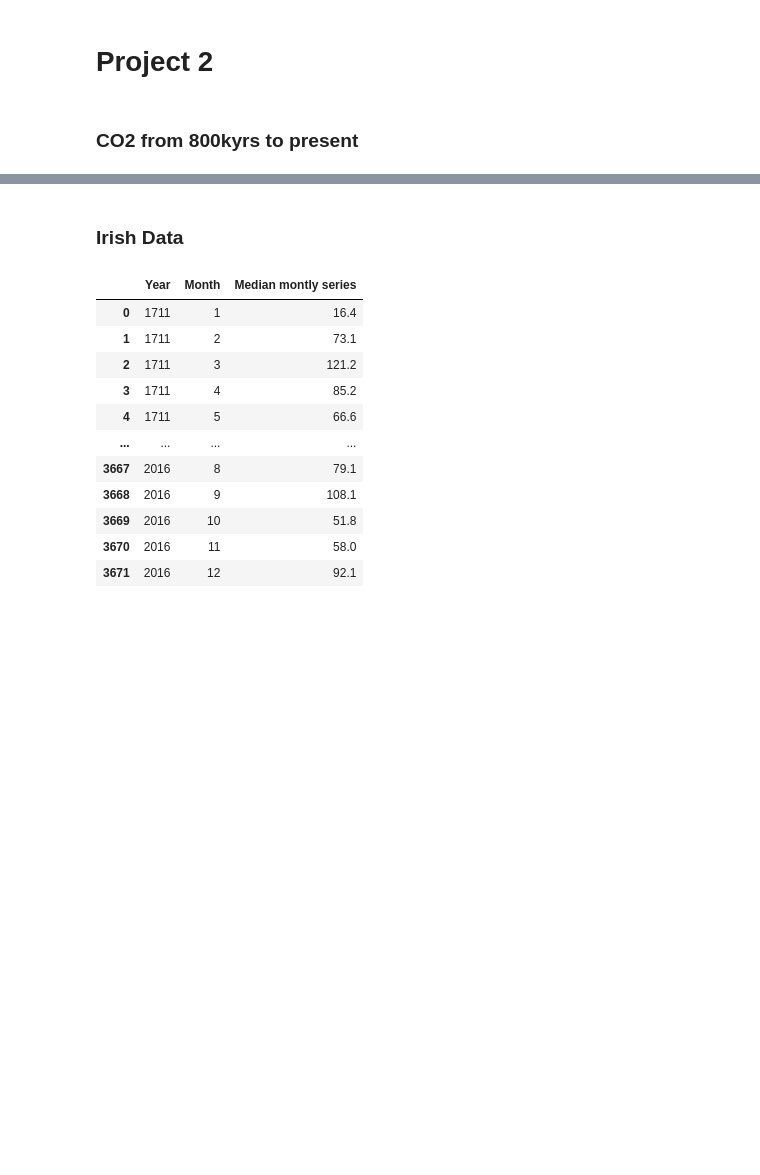
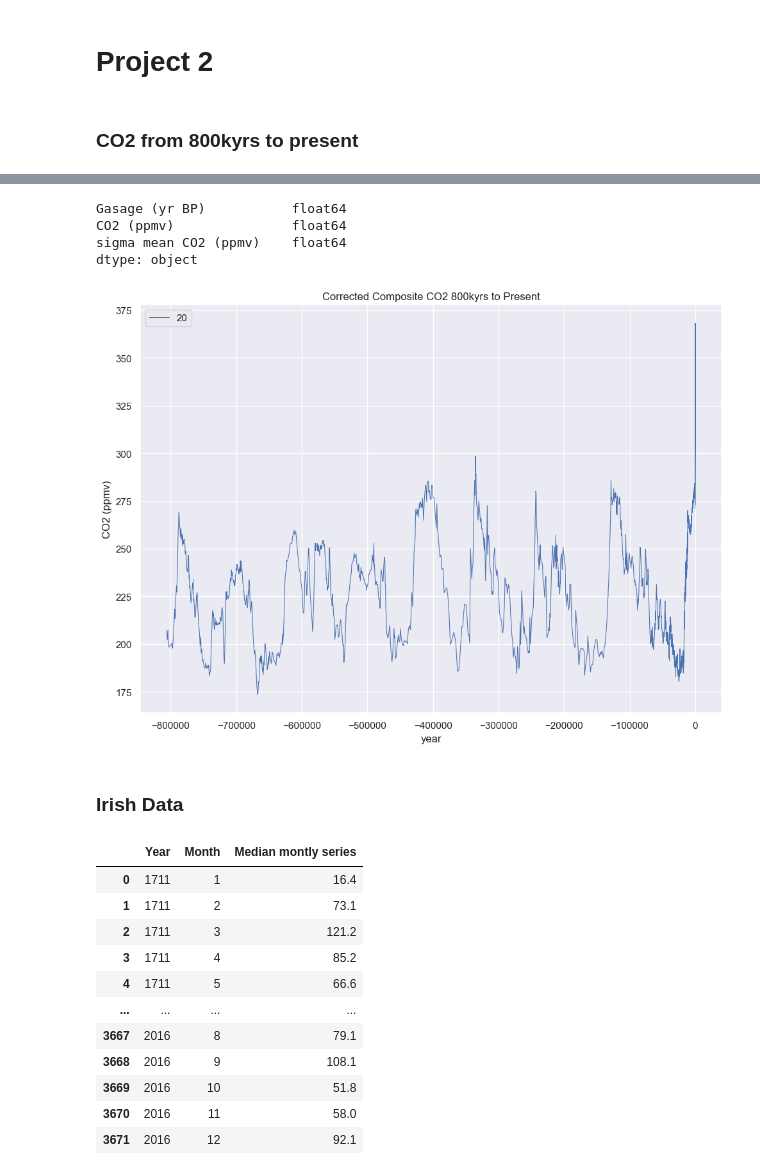
Before and after one commit to emma2d/Prog_for_DA.Project2, a Jupyter notebook: project2.ipynb, the cells around one changed output, grey strips where cells are left out. Saved outputs shown, nothing was run; the diff lists cells and outputs as text; code cells hidden in the pictures; blank space fills up the shorter version.

Commit message:
Plotted CO2 800kyrs to present

```diff
--- a/project2.ipynb
+++ b/project2.ipynb
@@ -25,0 +8,2 @@ CO2df
+# %%
+co2df=pd.read_csv('correctedantarctica2015co2.csv', skiprows=14, usecols=[0,1,2,])
@@ -26,3 +26,17 @@ CO2df
+# %%
+co2df.dtypes
+# %% [output]
+Gasage (yr BP)           float64
+CO2 (ppmv)               float64
+sigma mean CO2 (ppmv)    float64
+dtype: object
+# %%
+co2df['year'] = co2df['Gasage (yr BP)'].apply(lambda x: -x)
+# %%
+sns.lineplot(data=co2df, x='year', y='CO2 (ppmv)',size=20).set(title='Corrected Composite CO2 800kyrs to Present')
+sns.set(rc={'figure.figsize':(11.7,8.27)})
+# %% [output]
+[figure, added]
 # %% [markdown]
 ### Irish Data
 # %%
```
Also changed, not shown: parts of 7 cells of this notebook, 1 other file.
